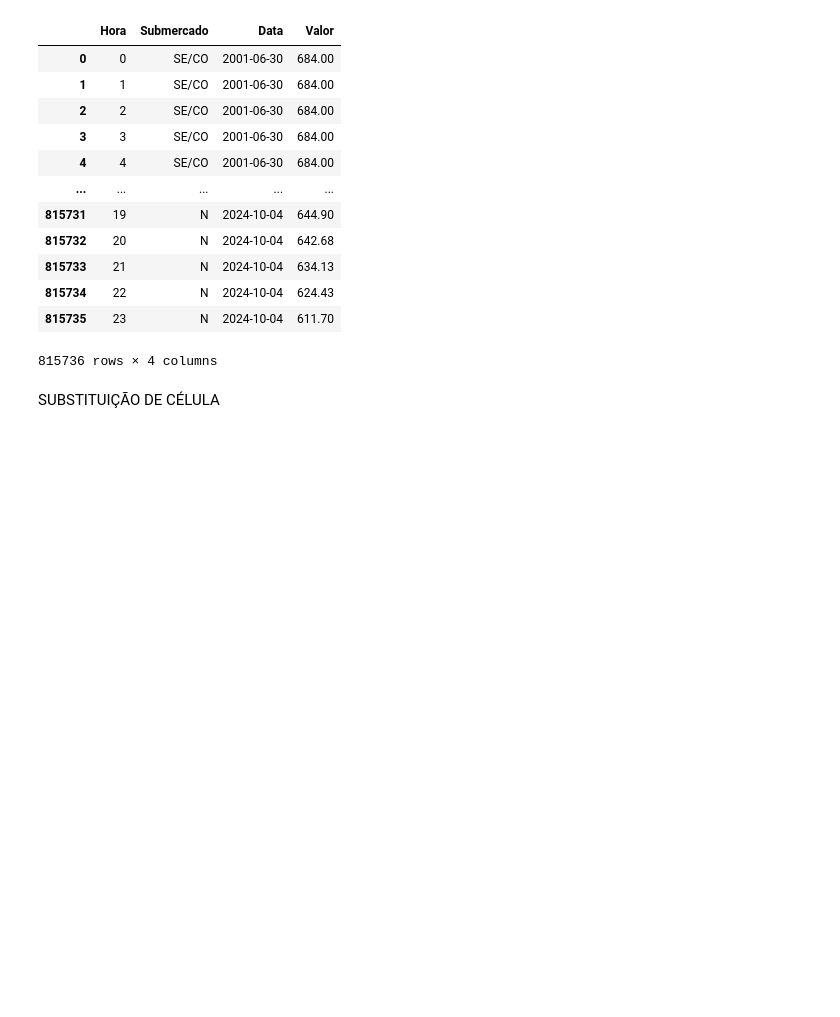
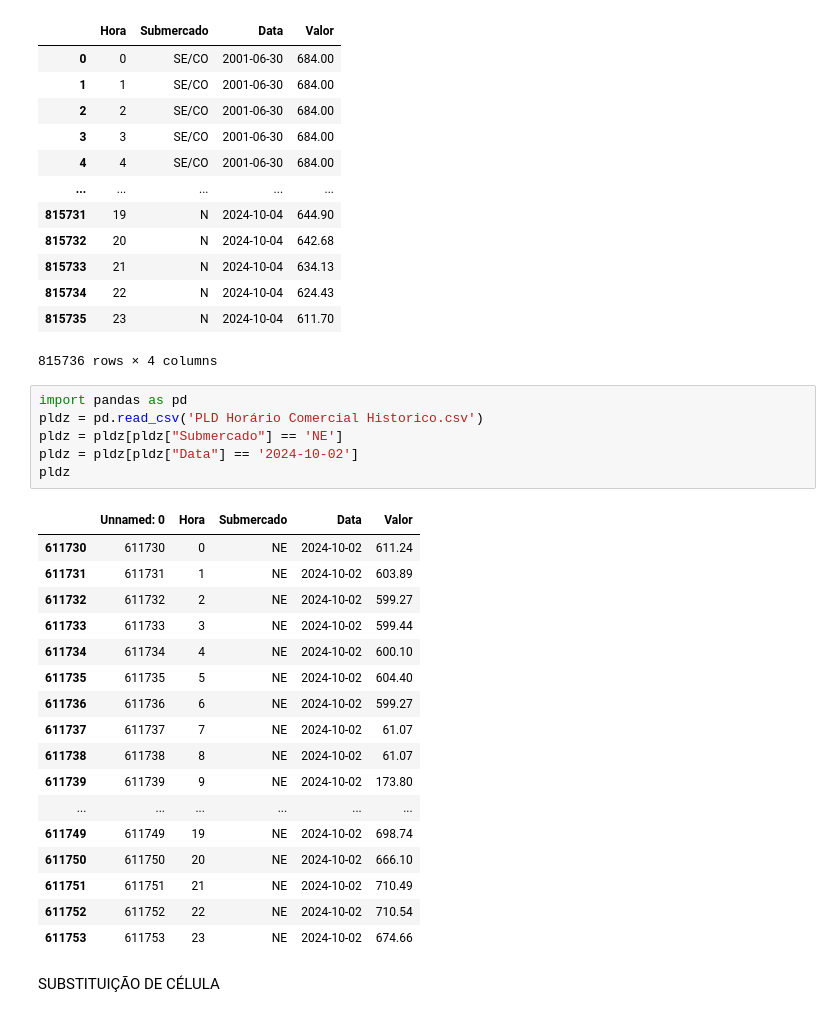
Before and after one commit to valuata/Dashboard, a Jupyter notebook: APIs[1].ipynb, the cells around one changed output. Saved outputs shown, nothing was run; the diff lists cells and outputs as text; blank space fills up the shorter version.

```diff
--- a/APIs[1].ipynb
+++ b/APIs[1].ipynb
@@ -557,6 +576,30 @@ pld
 | 815734 | 22 | N | 2024-10-04 | 624.43 |
 | 815735 | 23 | N | 2024-10-04 | 611.70 |
 815736 rows × 4 columns
+# %%
+import pandas as pd
+pldz = pd.read_csv('PLD Horário Comercial Historico.csv')
+pldz = pldz[pldz["Submercado"] == 'NE']
+pldz = pldz[pldz["Data"] == '2024-10-02']
+pldz
+# %% [output]
+|  | Unnamed: 0 | Hora | Submercado | Data | Valor |
+| 611730 | 611730 | 0 | NE | 2024-10-02 | 611.24 |
+| 611731 | 611731 | 1 | NE | 2024-10-02 | 603.89 |
+| 611732 | 611732 | 2 | NE | 2024-10-02 | 599.27 |
+| 611733 | 611733 | 3 | NE | 2024-10-02 | 599.44 |
+| 611734 | 611734 | 4 | NE | 2024-10-02 | 600.10 |
+| 611735 | 611735 | 5 | NE | 2024-10-02 | 604.40 |
+| 611736 | 611736 | 6 | NE | 2024-10-02 | 599.27 |
+| 611737 | 611737 | 7 | NE | 2024-10-02 | 61.07 |
+| 611738 | 611738 | 8 | NE | 2024-10-02 | 61.07 |
+| 611739 | 611739 | 9 | NE | 2024-10-02 | 173.80 |
+| ... | ... | ... | ... | ... | ... |
+| 611749 | 611749 | 19 | NE | 2024-10-02 | 698.74 |
+| 611750 | 611750 | 20 | NE | 2024-10-02 | 666.10 |
+| 611751 | 611751 | 21 | NE | 2024-10-02 | 710.49 |
+| 611752 | 611752 | 22 | NE | 2024-10-02 | 710.54 |
+| 611753 | 611753 | 23 | NE | 2024-10-02 | 674.66 |
 # %% [markdown]
 SUBSTITUIÇÃO DE CÉLULA
 # %%
```
Also changed, not shown: parts of 3 cells of this notebook, 1 other file.
